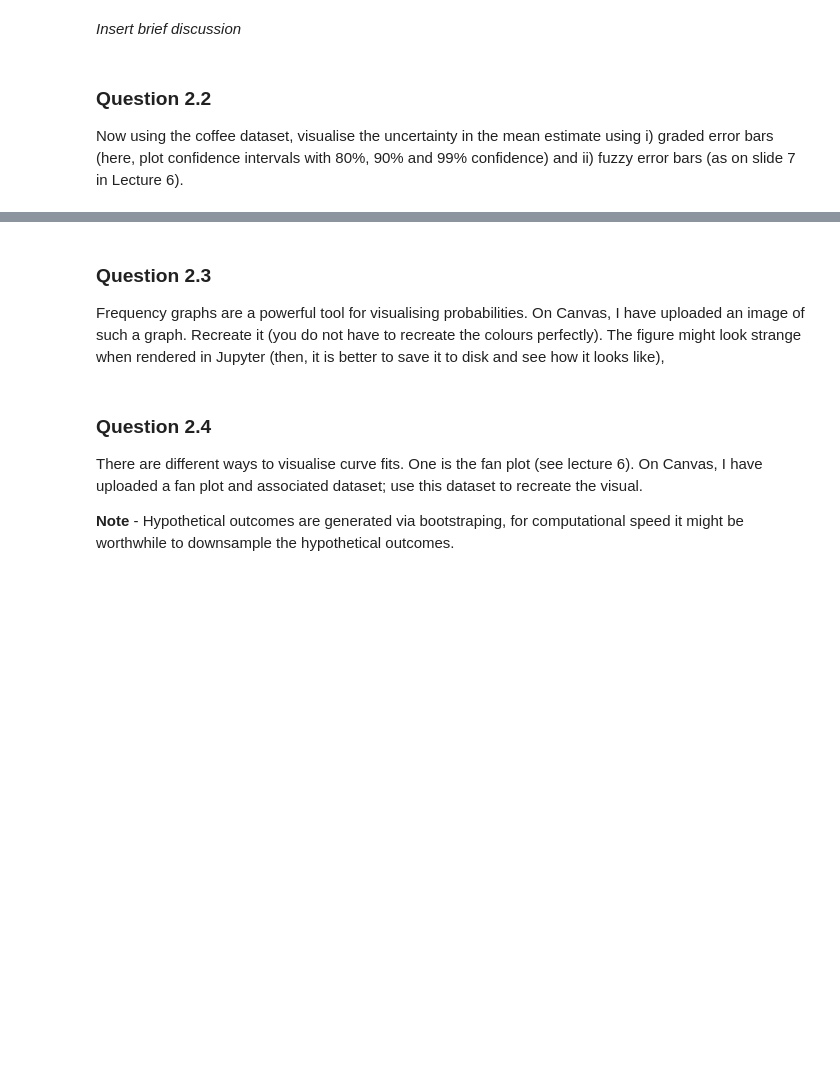
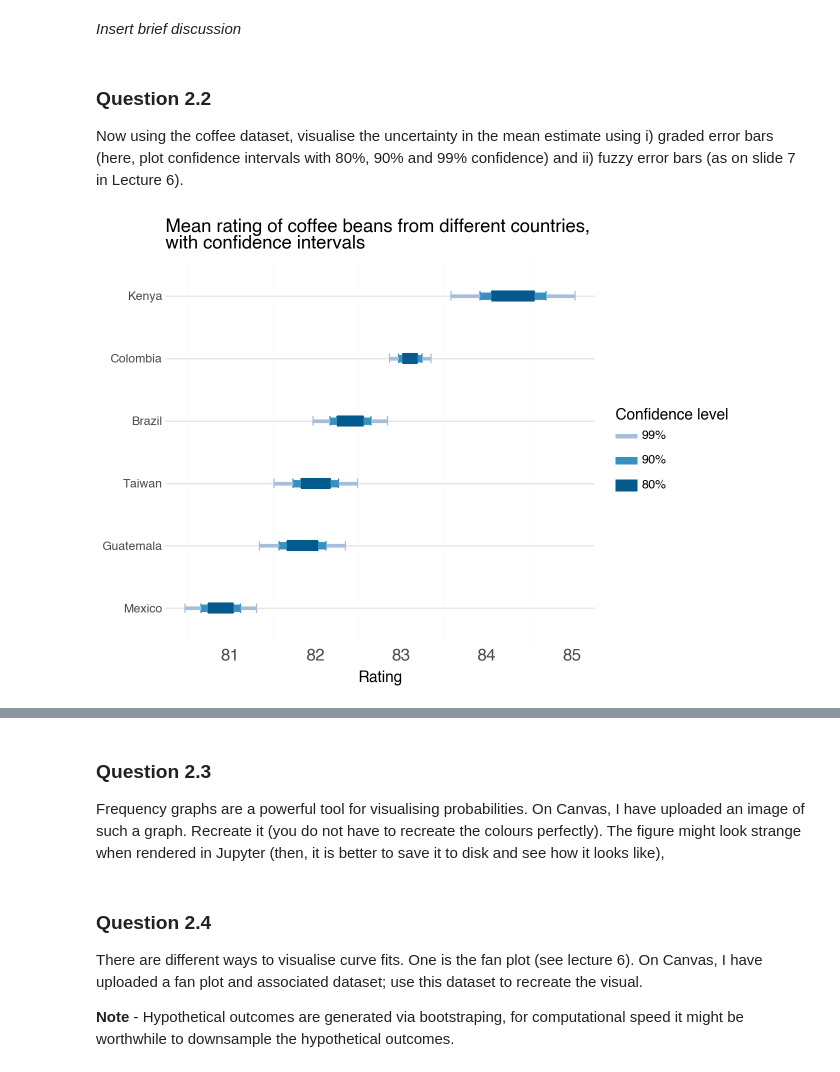
Before and after one commit to ErikDagobert/Scientific-Visualization, a Jupyter notebook: HW4/Homework4_2025.ipynb, the cells around one changed output, grey strips where cells are left out. Drawn from its saved outputs; the diff is of its cells as text; code cells hidden in the pictures; blank space fills up the shorter version.

```diff
--- a/HW4/Homework4_2025.ipynb
+++ b/HW4/Homework4_2025.ipynb
@@ -203,0 +177,58 @@ Now using the coffee dataset, visualise the uncertainty in the mean estimate usi
+# %%
+# Insert code here for visual 1
+# Erik
+
+# Calculate CIs:
+CI_percent = ["80%", "90%", "99%"]
+
+arrays = [
+    countries,
+    CI_percent
+]
+
+# t-values from table:
+ts = [0.84, 1.29, 2.35, 0.84, 1.29, 2.35, 0.85, 1.29, 2.38, 0.84, 1.29, 2.35, 0.84, 1.29, 2.35, 0.86, 1.32, 2.49]
+
+index = pd.MultiIndex.from_product(arrays, names=["country_of_origin", "CI_percent"])
+
+CIs = pd.DataFrame(ts, index=index, columns=["t"])
+
+CIs = CIs.join(
+    data_coffee[["country_of_origin", "total_cup_pointsmean", "std_error"]].set_index('country_of_origin'),
+    on='country_of_origin')
+
+CIs["CI_low"]  = CIs["total_cup_pointsmean"] - CIs["t"] * CIs["std_error"]
+CIs["CI_high"] = CIs["total_cup_pointsmean"] + CIs["t"] * CIs["std_error"]
+
+CIs = CIs.reset_index()
+CIs.columns = [''.join(col) for col in CIs.columns]
+
+# Reorder CI_percent
+CIs["CI_percent"] = pd.Categorical(CIs["CI_percent"], categories=["99%", "90%", "80%"], ordered=True)
+
+CIs["country_of_origin"] = pd.Categorical(CIs["country_of_origin"], categories=countries, ordered=True)
+
+
+(
+    ggplot(CIs, aes(x = "country_of_origin"))
+#      + geom_hline(yintercept = 0.0, linetype="dashed")
+      + geom_errorbar(aes(ymin = "CI_low", ymax = "CI_high", color = "CI_percent"), width=0.15)
+      + geom_errorbar(aes(ymin = "CI_low", ymax = "CI_high", size = "CI_percent", color="CI_percent", width=0.0))
+      + scale_color_manual(values = ["#a6bddb", "#3690c0", "#045a8d"], name = "Confidence level")
+#      + annotate("text", x = 5.5, y = 0.17, label = "Average rating")
+#      + annotate("text", x = "Peru", y = 0.35, label = "n=17")
+#      + annotate("text", x = "Belgium", y = 0.35, label = "n=40")
+#      + annotate("text", x = "Austria", y = 0.35, label = "n=26")
+#      + annotate("text", x = "France", y = 0.35, label = "n=156")
+#      + annotate("text", x = "Canada", y = 0.35, label = "n=125")
+      + scale_size_manual(values = [1.5, 3.0, 4.5], name = "Confidence level")
+      + labs(x = "", y = "Rating", title = "Mean rating of coffee beans from different countries, \nwith confidence intervals")
+#      + ylim(-0.7, 0.365)
+      + theme_minimal()
+      + coord_flip()
+      + theme(panel_grid_major_x=element_blank(),
+          axis_text_x = element_text(size=12))
+)
+# Remember to print the visual
+# %% [output]
+[figure, added]
```
Also changed, not shown: parts of 6 cells of this notebook.
